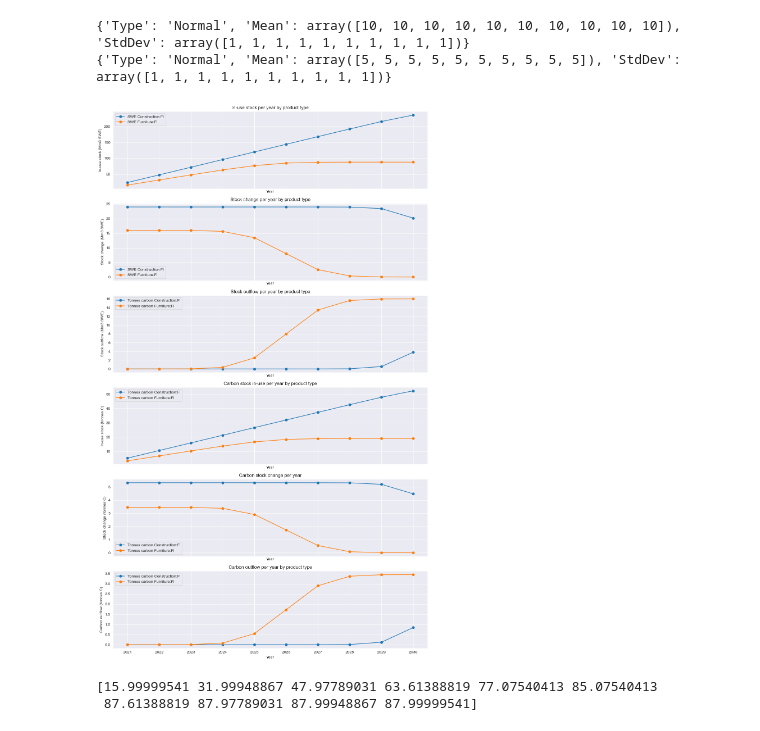
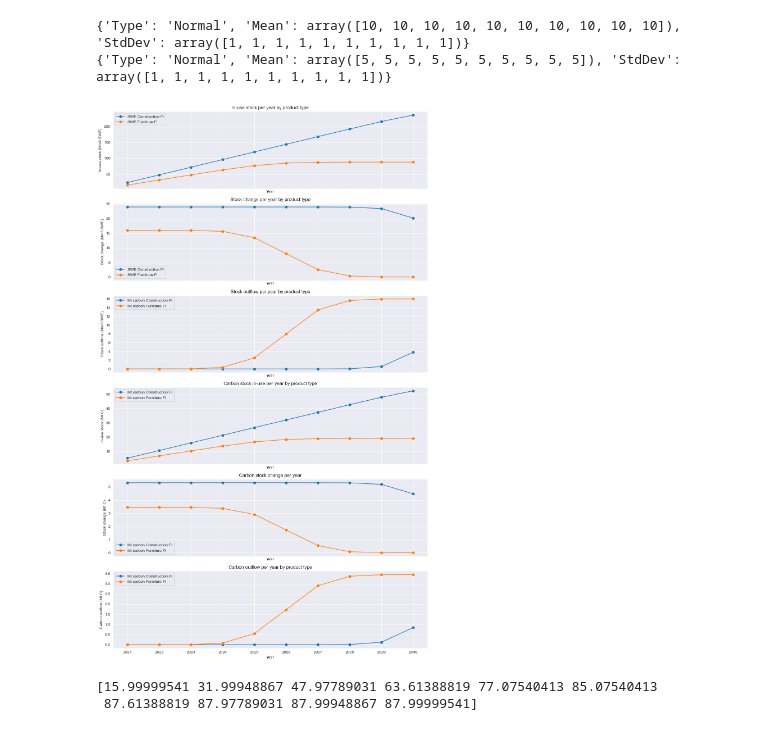
Before and after one commit to EuropeanForestInstitute/aiphoria, a Jupyter notebook: example.ipynb, the cells around one changed output. Drawn from its saved outputs; the diff is of its cells as text; code cells hidden in the pictures.

Commit message:
Add files via upload
Updated plot legends -> Mt Co2

```diff
--- a/example.ipynb
+++ b/example.ipynb
@@ -330,7 +330,7 @@ for stock_id in stock_id_to_dsm_swe.keys():
     axes[1].title.set_size(title_size)
 
         # Plot SWE outflow by cohort
-    axes[2].plot(years, swe_o, marker='o', label=f'Tonnes carbon {stock_id}')
+    axes[2].plot(years, swe_o, marker='o', label=f'Mt carbon {stock_id}')
     axes[2].set_xticks(range_x_ticks)
     axes[2].set_xlabel("Year")
     axes[2].set_ylabel("Stock outflow (Mm3 SWE)")
@@ -338,49 +338,49 @@ for stock_id in stock_id_to_dsm_swe.keys():
     axes[2].title.set_size(title_size)
 
     # Plot Carbon stock total (in-use stocks)
-    axes[3].plot(years, carbon_stock_total, marker='o', label=f'Tonnes carbon {stock_id}')
+    axes[3].plot(years, carbon_stock_total, marker='o', label=f'Mt carbon {stock_id}')
     axes[3].set_xticks(range_x_ticks)
     axes[3].set_xlabel("Year")
-    axes[3].set_ylabel("In-use stock (tonnes C)")
+    axes[3].set_ylabel("In-use stock (Mt C)")
     axes[3].set_title("Carbon stock in-use per year by product type")
     axes[3].title.set_size(title_size)
 
     # Plot Carbon stock change
-    axes[4].plot(years, carbon_stock_change, marker='o', label=f'Tonnes carbon {stock_id}')
+    axes[4].plot(years, carbon_stock_change, marker='o', label=f'Mt carbon {stock_id}')
     axes[4].set_xticks(range_x_ticks)
     axes[4].set_xlabel("Year")
-    axes[4].set_ylabel("Stock change (tonnes C)")
+    axes[4].set_ylabel("Stock change (Mt C)")
     axes[4].set_title("Carbon stock change per year")
     axes[4].title.set_size(title_size)
 
     # Plot carbon outflow by cohort
-    axes[5].plot(years, carbon_o, marker='o', label=f'Tonnes carbon {stock_id}')
+    axes[5].plot(years, carbon_o, marker='o', label=f'Mt carbon {stock_id}')
     axes[5].set_xticks(range_x_ticks)
     axes[5].set_xlabel("Year")
-    axes[5].set_ylabel("Carbon outflow (tonnes C)")
+    axes[5].set_ylabel("Carbon outflow (Mt C)")
     axes[5].set_title("Carbon outflow per year by product type")
     axes[5].title.set_size(title_size)
 
 # Add legends to the plots
 axes[0].legend()
 axes[1].legend()
 axes[2].legend()
 axes[3].legend()
 axes[4].legend()
 axes[5].legend()
 
 
 # Adjust layout to prevent overlap
 plt.tight_layout()
 
 # Save the figure as an SVG file
 svg_file_path = r'C:\Users\ClOrfani\PycharmProjects\aiphoria-main\data\stock_plots_by_product.svg'
 plt.savefig(svg_file_path, format='svg')
 
 plt.show()
 print(swe_stock_total)
 # %% [output]
-[figure, old version]
+[figure, new version]
 [15.99999541 31.99948867 47.97789031 63.61388819 77.07540413 85.07540413
  87.61388819 87.97789031 87.99948867 87.99999541]
 # %%
```
Also changed, not shown: parts of 1 cell of this notebook.
